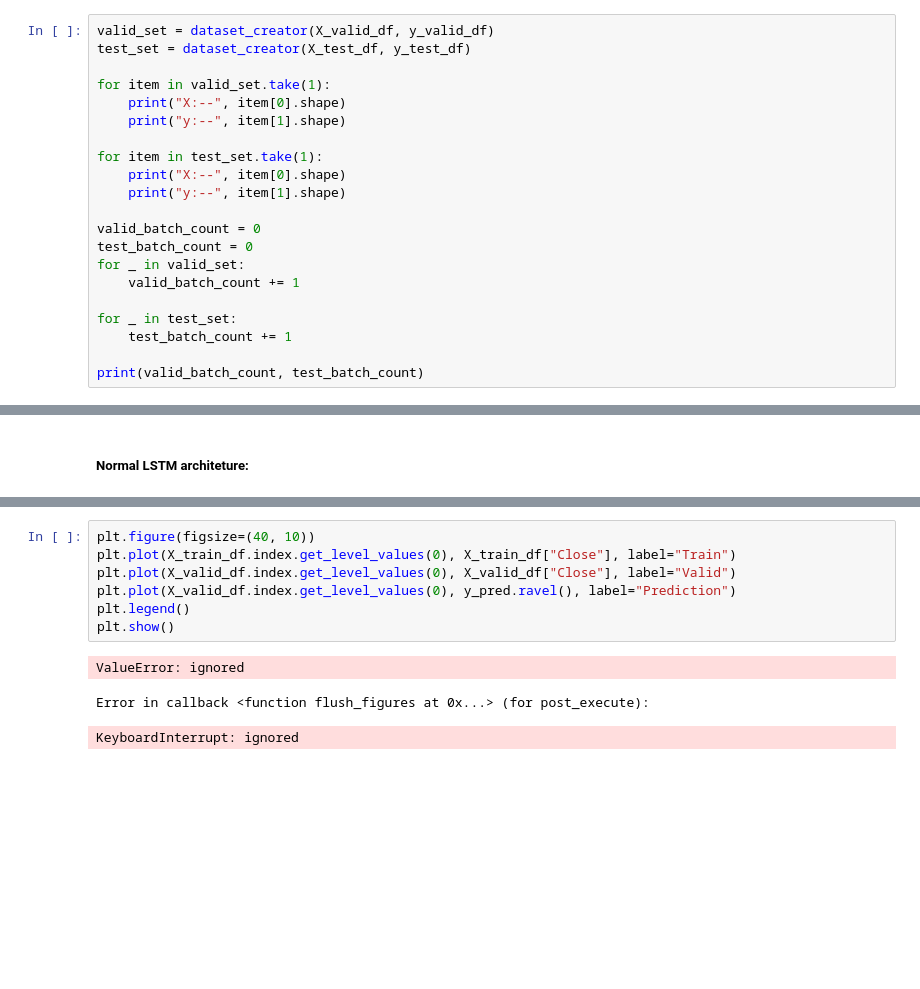
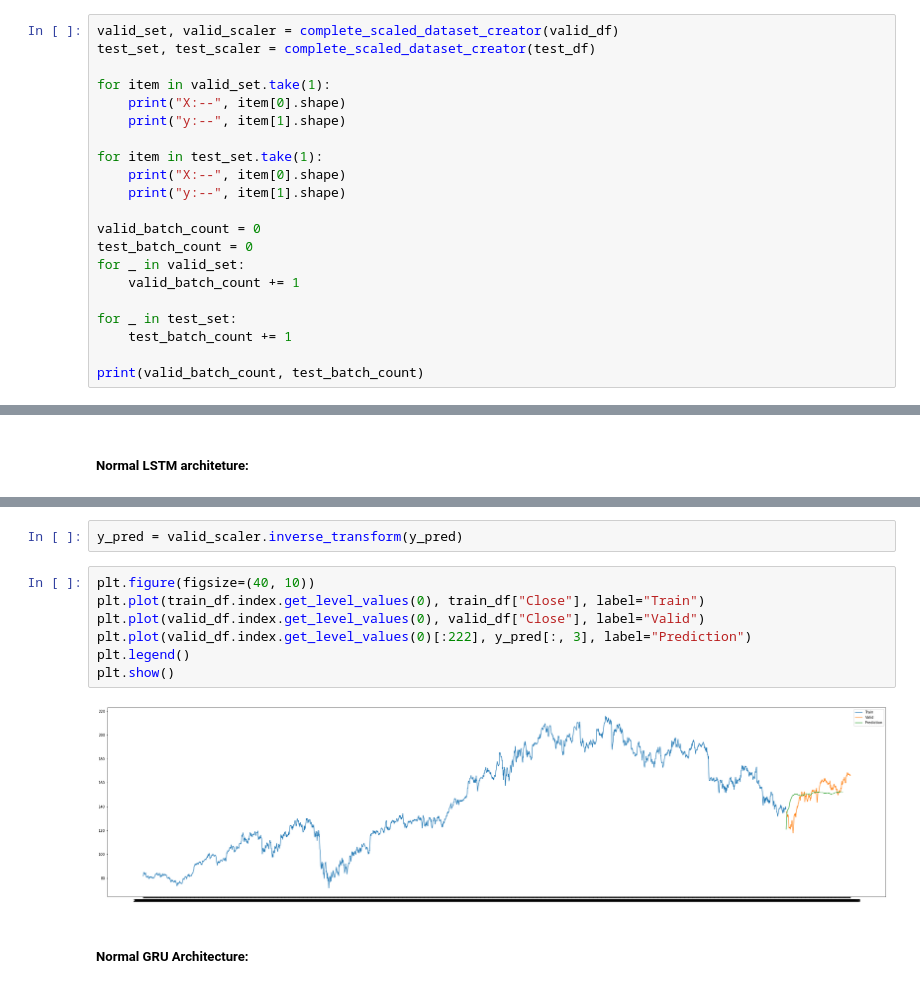
Before and after one commit to prikmm/Stock_predictor, a Jupyter notebook: Stock_predictor.ipynb, the cells around one changed output, grey strips where cells are left out. Saved outputs shown, nothing was run; the diff lists cells and outputs as text; blank space fills up the shorter version.

```diff
--- a/Stock_predictor.ipynb
+++ b/Stock_predictor.ipynb
@@ -321,8 +379,8 @@ array([[[0.06807347, 0.06065089, 0.07810773, 0.07163682, 0.35081433],
 # %% [markdown]
 Each batch consists of samples and each sample consists of timesteps (i.e days).
 # %%
-valid_set = dataset_creator(X_valid_df, y_valid_df)
-test_set = dataset_creator(X_test_df, y_test_df)
+valid_set, valid_scaler = complete_scaled_dataset_creator(valid_df)
+test_set, test_scaler = complete_scaled_dataset_creator(test_df)
 
 for item in valid_set.take(1):
     print("X:--", item[0].shape)
@@ -405,11 +455,13 @@ print(y_pred.shape)
+# %%
+y_pred = valid_scaler.inverse_transform(y_pred)
 # %%
 plt.figure(figsize=(40, 10))
-plt.plot(X_train_df.index.get_level_values(0), X_train_df["Close"], label="Train")
-plt.plot(X_valid_df.index.get_level_values(0), X_valid_df["Close"], label="Valid")
-plt.plot(X_valid_df.index.get_level_values(0), y_pred.ravel(), label="Prediction")
+plt.plot(train_df.index.get_level_values(0), train_df["Close"], label="Train")
+plt.plot(valid_df.index.get_level_values(0), valid_df["Close"], label="Valid")
+plt.plot(valid_df.index.get_level_values(0)[:222], y_pred[:, 3], label="Prediction")
 plt.legend()
 plt.show()
 # %% [output]
-ValueError: ignored
-Error in callback <function flush_figures at 0x...> (for post_execute):
-KeyboardInterrupt: ignored
+[figure, added]
+# %% [markdown]
+##### Normal GRU Architecture:
```
Also changed, not shown: parts of 19 cells of this notebook.
